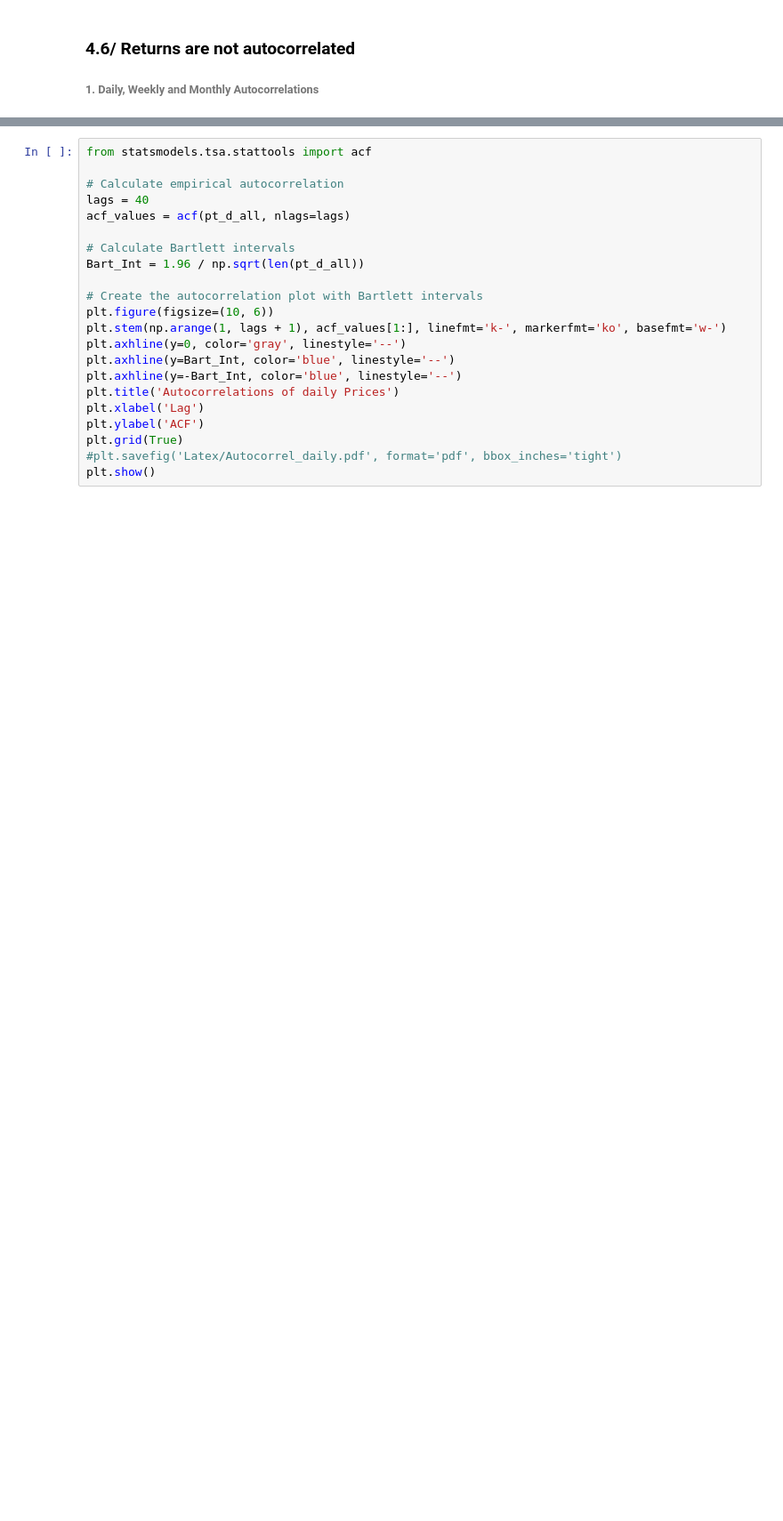
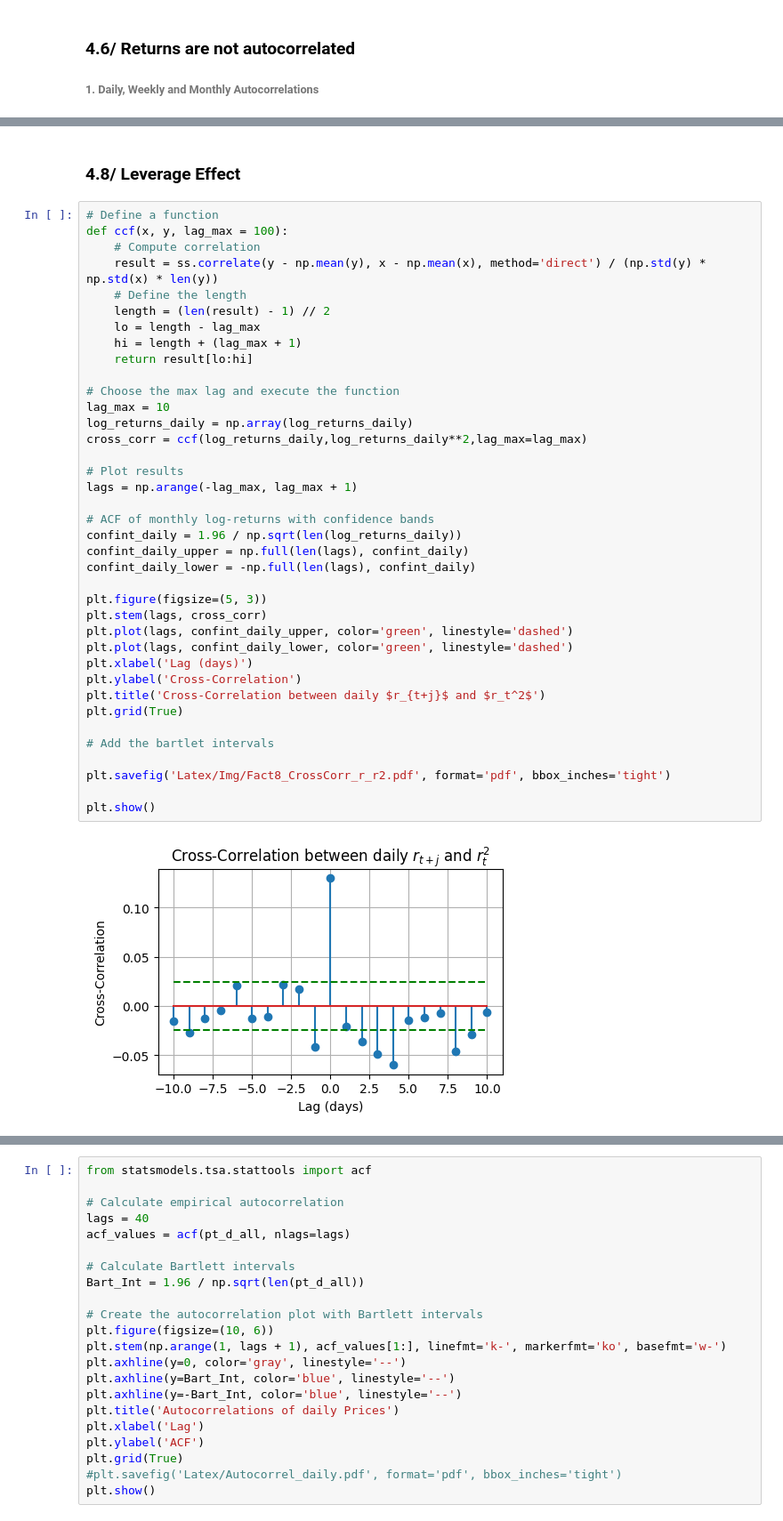
Before and after one commit to cgav1n1/Econometrics_Stylized_Facts, a Jupyter notebook: MidTermAssignmentwith6Facts.ipynb, the cells around one changed output, grey strips where cells are left out. Shown at 89% size. Cells and saved outputs as stored; diff of their text form; blank space fills up the shorter version.

```diff
--- a/MidTermAssignmentwith6Facts.ipynb
+++ b/MidTermAssignmentwith6Facts.ipynb
@@ -974,0 +1053,42 @@ AttributeError: 'Series' object has no attribute 'corrwith'
+# %% [markdown]
+### 4.8/ Leverage Effect
+# %%
+# Define a function
+def ccf(x, y, lag_max = 100):
+    # Compute correlation
+    result = ss.correlate(y - np.mean(y), x - np.mean(x), method='direct') / (np.std(y) * np.std(x) * len(y))
+    # Define the length
+    length = (len(result) - 1) // 2
+    lo = length - lag_max
+    hi = length + (lag_max + 1)
+    return result[lo:hi]
+
+# Choose the max lag and execute the function
+lag_max = 10
+log_returns_daily = np.array(log_returns_daily)
+cross_corr = ccf(log_returns_daily,log_returns_daily**2,lag_max=lag_max)
+
+# Plot results
+lags = np.arange(-lag_max, lag_max + 1)
+
+# ACF of monthly log-returns with confidence bands
+confint_daily = 1.96 / np.sqrt(len(log_returns_daily))
+confint_daily_upper = np.full(len(lags), confint_daily)
+confint_daily_lower = -np.full(len(lags), confint_daily)
+
+plt.figure(figsize=(5, 3))
+plt.stem(lags, cross_corr)
+plt.plot(lags, confint_daily_upper, color='green', linestyle='dashed')
+plt.plot(lags, confint_daily_lower, color='green', linestyle='dashed')
+plt.xlabel('Lag (days)')
+plt.ylabel('Cross-Correlation')
+plt.title('Cross-Correlation between daily $r_{t+j}$ and $r_t^2$')
+plt.grid(True)
+
+# Add the bartlet intervals
+
+plt.savefig('Latex/Img/Fact8_CrossCorr_r_r2.pdf', format='pdf', bbox_inches='tight')
+
+plt.show()
+# %% [output]
+[figure, added]
```
Also changed, not shown: parts of 29 cells of this notebook, 22 other files.
